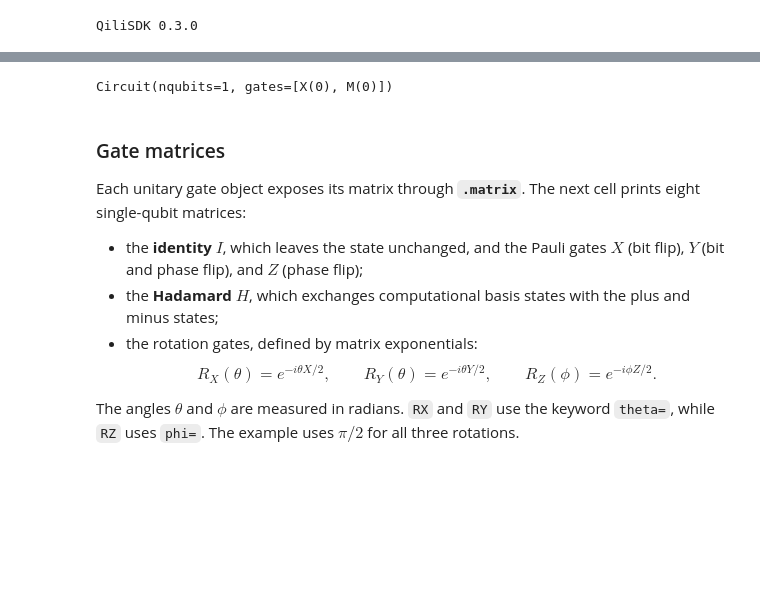
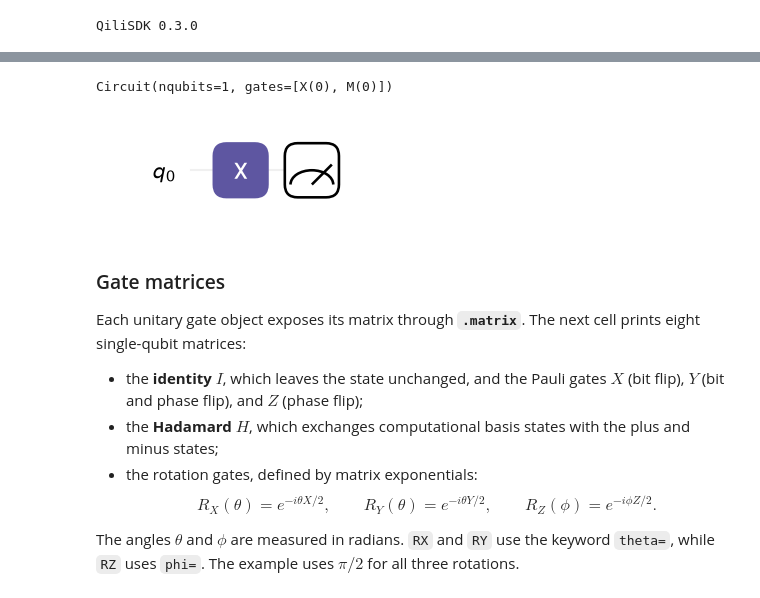
Before and after one commit to qilimanjaro-tech/pycon-greece-2026-qilisdk-tutorial, a Jupyter notebook: notebooks/solutions/02_circuits.ipynb, the cells around one changed output, grey strips where cells are left out. Drawn from its saved outputs; the diff is of its cells as text; code cells hidden in the pictures; blank space fills up the shorter version.

```diff
--- a/notebooks/solutions/02_circuits.ipynb
+++ b/notebooks/solutions/02_circuits.ipynb
@@ -75,12 +85,14 @@ The first circuit applies $X$ to one qubit and then measures it with `M`. A **sh
 # %%
 from qilisdk.digital import Circuit, H, X, Y, Z, I, CNOT, M, RX, RY, RZ
 
 quantum_not = Circuit(1)         # a register of 1 qubit, starting in |0>
 quantum_not.add(X(0))            # quantum NOT on qubit 0: |0> -> |1>
 quantum_not.add(M(0))            # measure qubit 0
 print(quantum_not)
+quantum_not.draw()               # the same circuit as a diagram
 # %% [output]
 Circuit(nqubits=1, gates=[X(0), M(0)])
+[figure, added]
 # %% [markdown]
 ### Gate matrices
 
```
Also changed, not shown: parts of 38 cells of this notebook, 19 other files.
